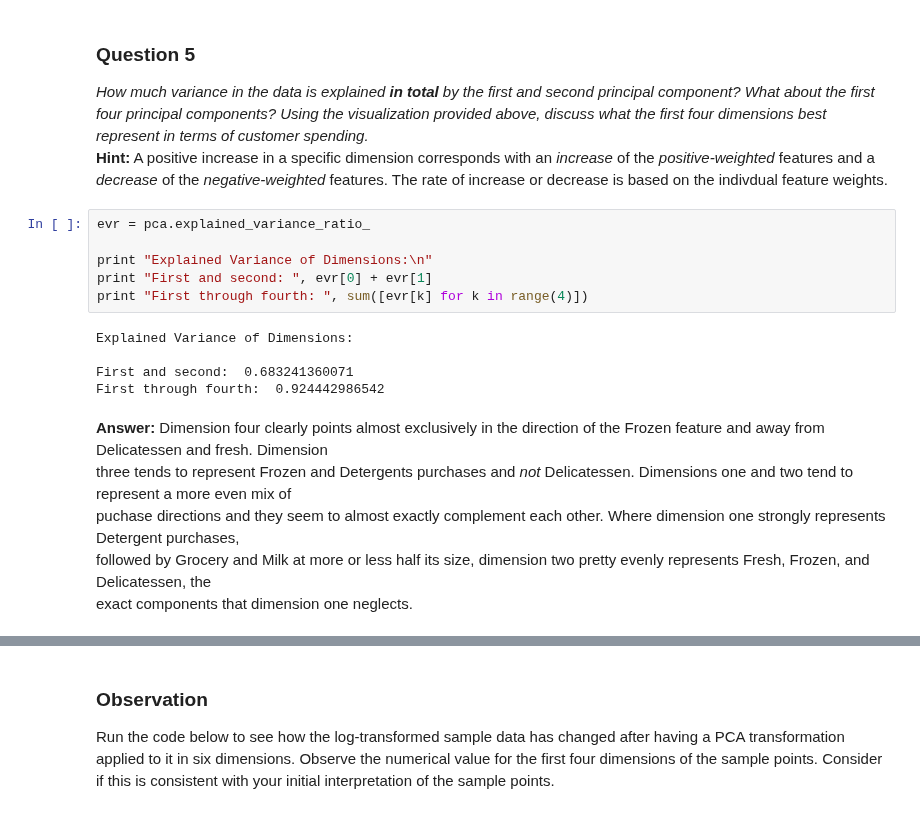
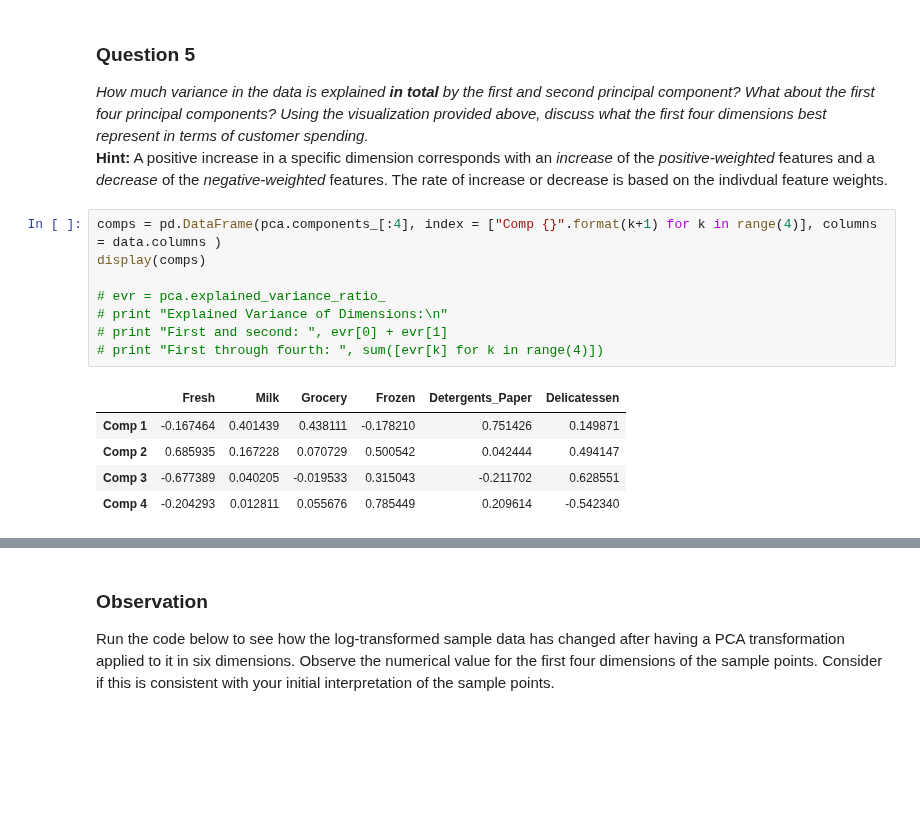
Before and after one commit to bb-blud/Udacity_Machine, a Jupyter notebook: P3/customer_segments.ipynb, the cells around one changed output, grey strips where cells are left out. Cells and saved outputs as stored; diff of their text form; blank space fills up the shorter version.

```diff
--- a/P3/customer_segments.ipynb
+++ b/P3/customer_segments.ipynb
@@ -371,20 +371,16 @@ pca_results = rs.pca_results(good_data, pca)
 *How much variance in the data is explained* ***in total*** *by the first and second principal component? What about the first four principal components? Using the visualization provided above, discuss what the first four dimensions best represent in terms of customer spending.*
 **Hint:** A positive increase in a specific dimension corresponds with an *increase* of the *positive-weighted* features and a *decrease* of the *negative-weighted* features. The rate of increase or decrease is based on the indivdual feature weights.
 # %%
-evr = pca.explained_variance_ratio_
+comps = pd.DataFrame(pca.components_[:4], index = ["Comp {}".format(k+1) for k in range(4)], columns = data.columns )
+display(comps)
 
-print "Explained Variance of Dimensions:\n"
-print "First and second: ", evr[0] + evr[1]
-print "First through fourth: ", sum([evr[k] for k in range(4)])
+# evr = pca.explained_variance_ratio_
+# print "Explained Variance of Dimensions:\n"
+# print "First and second: ", evr[0] + evr[1]
+# print "First through fourth: ", sum([evr[k] for k in range(4)])
 # %% [output]
-Explained Variance of Dimensions:
-
-First and second:  0.683241360071
-First through fourth:  0.924442986542
+|  | Fresh | Milk | Grocery | Frozen | Detergents_Paper | Delicatessen |
+| Comp 1 | -0.167464 | 0.401439 | 0.438111 | -0.178210 | 0.751426 | 0.149871 |
+| Comp 2 | 0.685935 | 0.167228 | 0.070729 | 0.500542 | 0.042444 | 0.494147 |
+| Comp 3 | -0.677389 | 0.040205 | -0.019533 | 0.315043 | -0.211702 | 0.628551 |
+| Comp 4 | -0.204293 | 0.012811 | 0.055676 | 0.785449 | 0.209614 | -0.542340 |
-# %% [markdown]
-**Answer:**
-Dimension four clearly points almost exclusively in the direction of the Frozen feature and away from Delicatessen and fresh. Dimension
-three tends to represent Frozen and Detergents purchases and _not_ Delicatessen. Dimensions one and two tend to represent a more even mix of
-puchase directions and they seem to almost exactly complement each other. Where dimension one strongly represents Detergent purchases,
-followed by Grocery and Milk at more or less half its size, dimension two pretty evenly represents Fresh, Frozen, and Delicatessen, the
-exact components that dimension one neglects.
```
Also changed, not shown: parts of 2 cells of this notebook, 1 other file.
